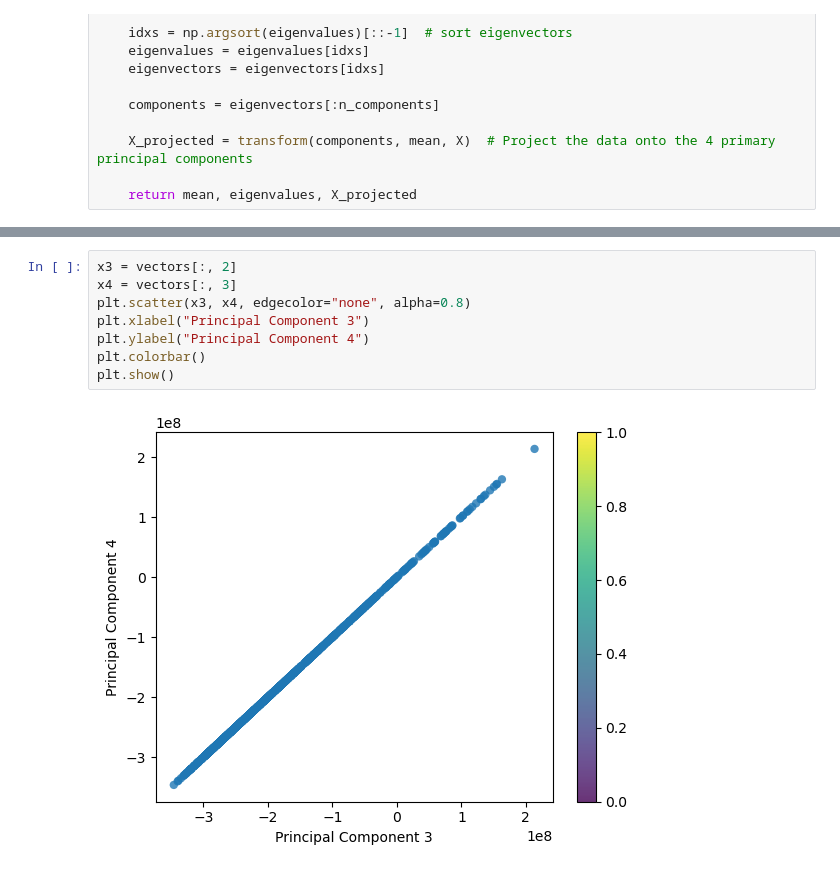
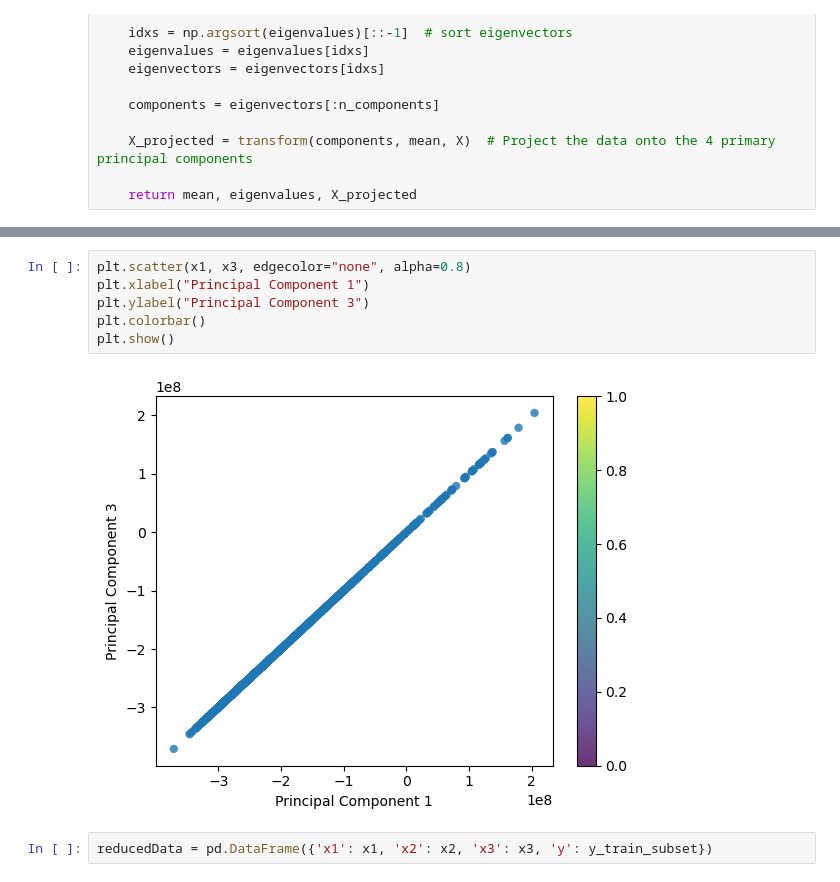
Before and after one commit to mehmet-ercan/MachineLearning, a Jupyter notebook: HW3/HW3_AKCAN_ERCAN_244201001033.ipynb, the cells around one changed output, grey strips where cells are left out. Cells and saved outputs as stored; diff of their text form.

```diff
--- a/HW3/HW3_AKCAN_ERCAN_244201001033.ipynb
+++ b/HW3/HW3_AKCAN_ERCAN_244201001033.ipynb
@@ -92,10 +78,10 @@ plt.show()
 # %%
-x3 = vectors[:, 2]
-x4 = vectors[:, 3]
-plt.scatter(x3, x4, edgecolor="none", alpha=0.8)
-plt.xlabel("Principal Component 3")
-plt.ylabel("Principal Component 4")
+plt.scatter(x1, x3, edgecolor="none", alpha=0.8)
+plt.xlabel("Principal Component 1")
+plt.ylabel("Principal Component 3")
 plt.colorbar()
 plt.show()
 # %% [output]
-[figure, old version]
+[figure, new version]
+# %%
+reducedData = pd.DataFrame({'x1': x1, 'x2': x2, 'x3': x3, 'y': y_train_subset})
```
Also changed, not shown: parts of 12 cells of this notebook, 1 other file.
